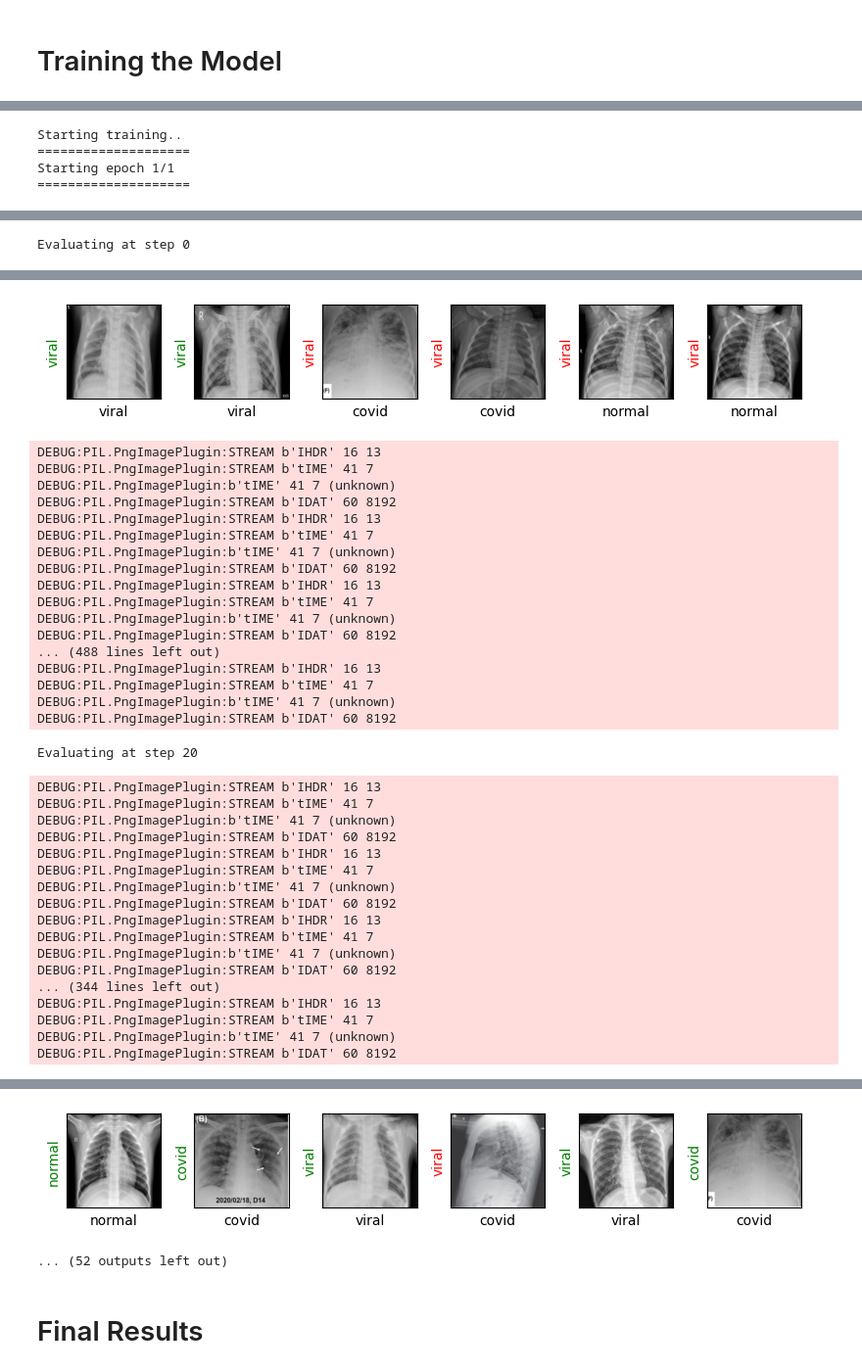
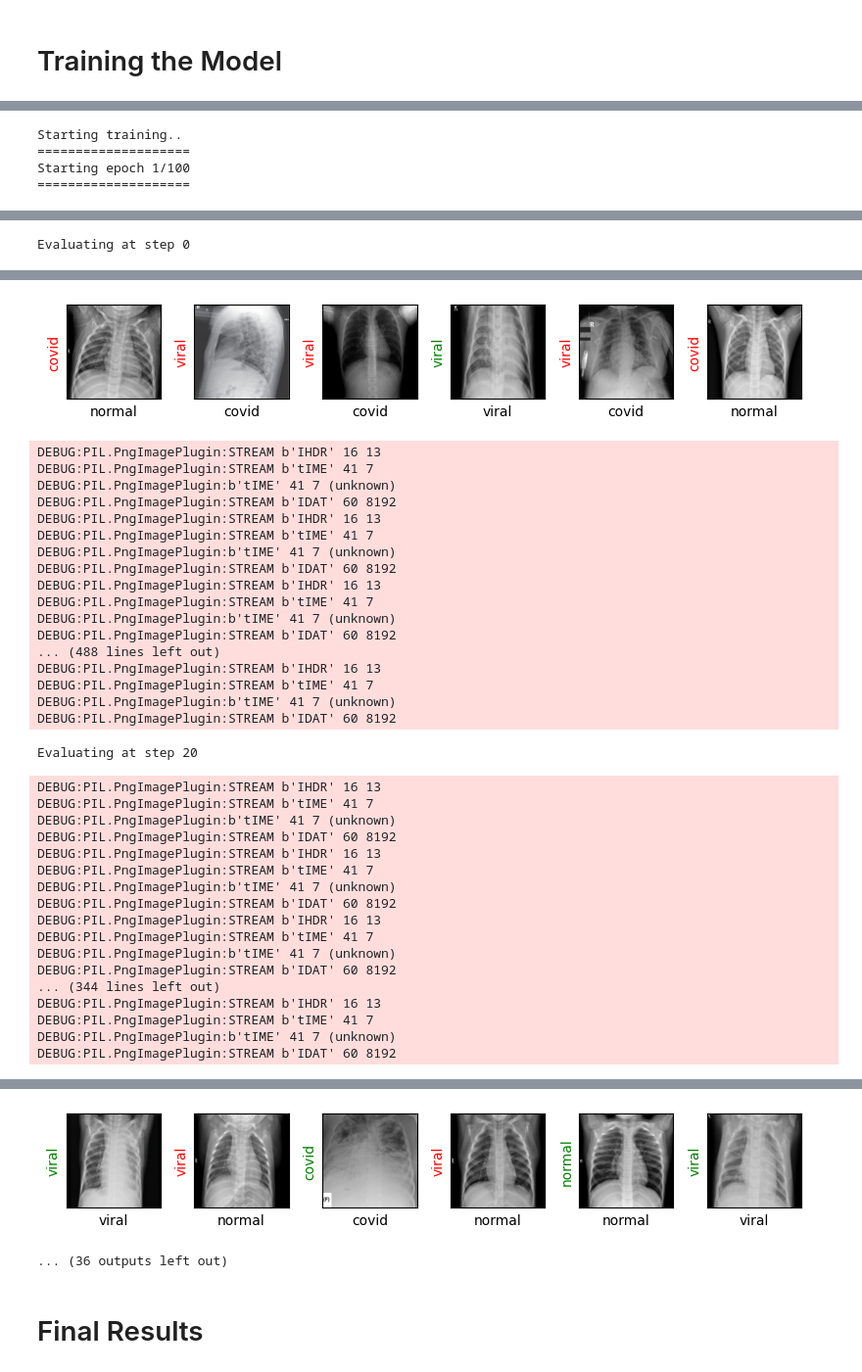
Before and after one commit to Roya-Gharehbeiklou/Detecting-COVID-19-with-Chest-X-Ray-using-PyTorch, a Jupyter notebook: Detect_covid.ipynb, the cells around one changed output, grey strips where cells are left out. Shown at 98% size. Drawn from its saved outputs; the diff is of its cells as text; code cells hidden in the pictures.

Commit message:
the model will be saved and number of epochs changed

```diff
--- a/Detect_covid.ipynb
+++ b/Detect_covid.ipynb
@@ -97,9 +97,9 @@ test_transform = torchvision.transforms.Compose([
 # Prepare DataLoader
 # %%
 train_dirs = {
-    'normal': 'COVID-19 Radiography Database/normal',
-    'viral': 'COVID-19 Radiography Database/viral',
-    'covid': 'COVID-19 Radiography Database/covid'
+    'normal': './COVID-19RadiographyDatabase/normal',
+    'viral': './COVID-19RadiographyDatabase/viral',
+    'covid': './COVID-19RadiographyDatabase/covid'
 }
 
 train_dataset = ChestXRayDataset(train_dirs, train_transform)
@@ -323,7 +304,7 @@ def train(epochs):
 # %%
 %%time
 
-train(epochs=1)
+train(epochs=100)
 # %% [output]
 DEBUG:PIL.PngImagePlugin:STREAM b'IHDR' 16 13
 DEBUG:PIL.PngImagePlugin:STREAM b'tIME' 41 7
@@ -344,7 +325,7 @@ DEBUG:PIL.PngImagePlugin:b'tIME' 41 7 (unknown)
 DEBUG:PIL.PngImagePlugin:STREAM b'IDAT' 60 8192
 Starting training..
 ====================
-Starting epoch 1/1
+Starting epoch 1/100
 ====================
 DEBUG:PIL.PngImagePlugin:STREAM b'IHDR' 16 13
 DEBUG:PIL.PngImagePlugin:STREAM b'tIME' 41 7
@@ -385,4 +366,4 @@ Validation Loss: 1.2922, Accuracy: 0.3000
-[figure, old version]
+[figure, new version]
 DEBUG:PIL.PngImagePlugin:STREAM b'IHDR' 16 13
 DEBUG:PIL.PngImagePlugin:STREAM b'tIME' 41 7
 DEBUG:PIL.PngImagePlugin:b'tIME' 41 7 (unknown)
@@ -422,5 +403,5 @@ Validation Loss: 0.7352, Accuracy: 0.6000
-[figure, old version]
+[figure, new version]
-... (52 outputs left out)
+... (36 outputs left out)
 # %% [markdown]
 # Final Results
 # %%
```
Also changed, not shown: parts of 7 cells of this notebook.
